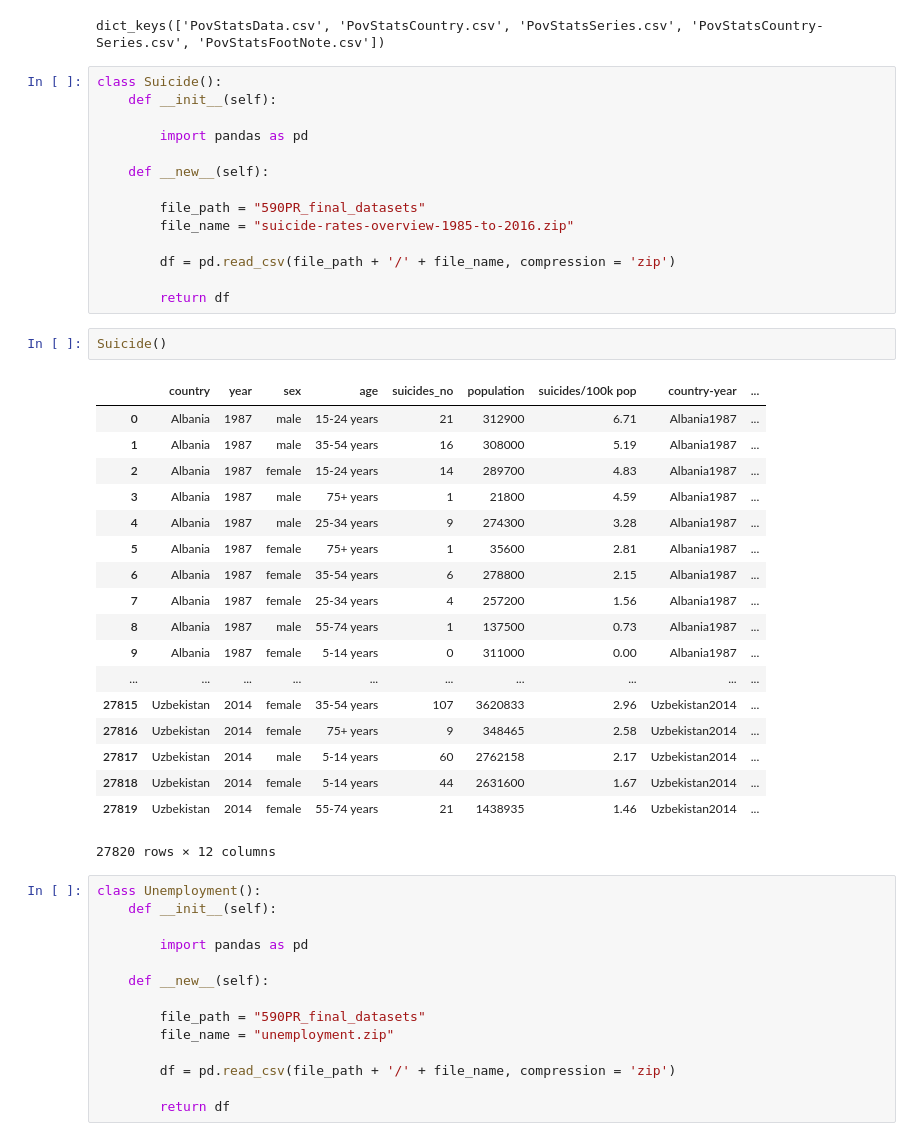
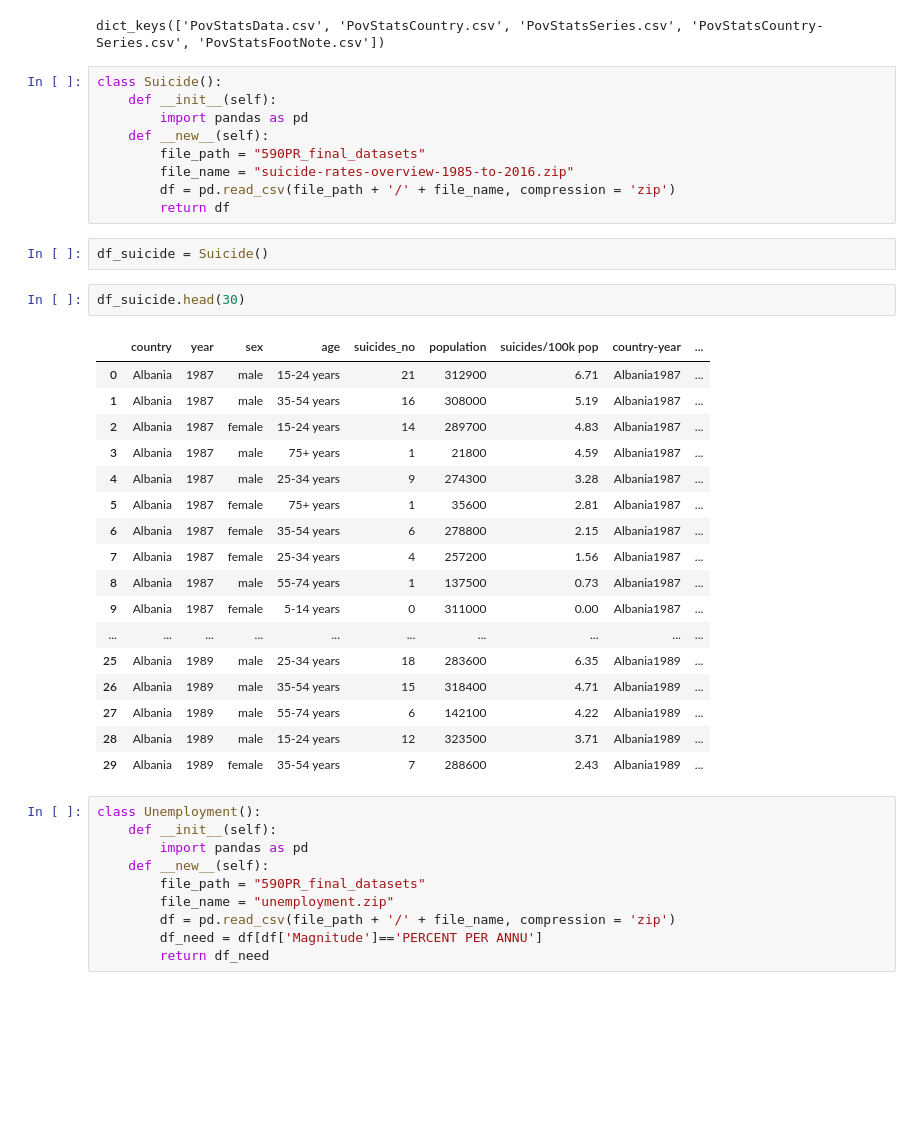
Before and after one commit to winwowin/Final_Project, a Jupyter notebook: 590PR_Final_WinYaoPhil.ipynb, the cells around one changed output. Cells and saved outputs as stored; diff of their text form; blank space fills up the shorter version.

```diff
--- a/590PR_Final_WinYaoPhil.ipynb
+++ b/590PR_Final_WinYaoPhil.ipynb
@@ -239,49 +272,41 @@ dict_keys(['PovStatsData.csv', 'PovStatsCountry.csv', 'PovStatsSeries.csv', 'Pov
 # %%
 class Suicide():
     def __init__(self):
-
         import pandas as pd
-
     def __new__(self):
-
         file_path = "590PR_final_datasets"
         file_name = "suicide-rates-overview-1985-to-2016.zip"
-
         df = pd.read_csv(file_path + '/' + file_name, compression = 'zip')
-
         return df
-# %%
-Suicide()
-# %% [output]
-|  | country | year | sex | age | suicides_no | population | suicides/100k pop | country-year | ... |
-| 0 | Albania | 1987 | male | 15-24 years | 21 | 312900 | 6.71 | Albania1987 | ... |
-| 1 | Albania | 1987 | male | 35-54 years | 16 | 308000 | 5.19 | Albania1987 | ... |
-| 2 | Albania | 1987 | female | 15-24 years | 14 | 289700 | 4.83 | Albania1987 | ... |
-| 3 | Albania | 1987 | male | 75+ years | 1 | 21800 | 4.59 | Albania1987 | ... |
-| 4 | Albania | 1987 | male | 25-34 years | 9 | 274300 | 3.28 | Albania1987 | ... |
-| 5 | Albania | 1987 | female | 75+ years | 1 | 35600 | 2.81 | Albania1987 | ... |
-| 6 | Albania | 1987 | female | 35-54 years | 6 | 278800 | 2.15 | Albania1987 | ... |
-| 7 | Albania | 1987 | female | 25-34 years | 4 | 257200 | 1.56 | Albania1987 | ... |
-| 8 | Albania | 1987 | male | 55-74 years | 1 | 137500 | 0.73 | Albania1987 | ... |
-| 9 | Albania | 1987 | female | 5-14 years | 0 | 311000 | 0.00 | Albania1987 | ... |
-| ... | ... | ... | ... | ... | ... | ... | ... | ... | ... |
-| 27815 | Uzbekistan | 2014 | female | 35-54 years | 107 | 3620833 | 2.96 | Uzbekistan2014 | ... |
-| 27816 | Uzbekistan | 2014 | female | 75+ years | 9 | 348465 | 2.58 | Uzbekistan2014 | ... |
-| 27817 | Uzbekistan | 2014 | male | 5-14 years | 60 | 2762158 | 2.17 | Uzbekistan2014 | ... |
-| 27818 | Uzbekistan | 2014 | female | 5-14 years | 44 | 2631600 | 1.67 | Uzbekistan2014 | ... |
-| 27819 | Uzbekistan | 2014 | female | 55-74 years | 21 | 1438935 | 1.46 | Uzbekistan2014 | ... |
-27820 rows × 12 columns
+# %%
+df_suicide = Suicide()
+# %%
+df_suicide.head(30)
+# %% [output]
+|  | country | year | sex | age | suicides_no | population | suicides/100k pop | country-year | ... |
+| 0 | Albania | 1987 | male | 15-24 years | 21 | 312900 | 6.71 | Albania1987 | ... |
+| 1 | Albania | 1987 | male | 35-54 years | 16 | 308000 | 5.19 | Albania1987 | ... |
+| 2 | Albania | 1987 | female | 15-24 years | 14 | 289700 | 4.83 | Albania1987 | ... |
+| 3 | Albania | 1987 | male | 75+ years | 1 | 21800 | 4.59 | Albania1987 | ... |
+| 4 | Albania | 1987 | male | 25-34 years | 9 | 274300 | 3.28 | Albania1987 | ... |
+| 5 | Albania | 1987 | female | 75+ years | 1 | 35600 | 2.81 | Albania1987 | ... |
+| 6 | Albania | 1987 | female | 35-54 years | 6 | 278800 | 2.15 | Albania1987 | ... |
+| 7 | Albania | 1987 | female | 25-34 years | 4 | 257200 | 1.56 | Albania1987 | ... |
+| 8 | Albania | 1987 | male | 55-74 years | 1 | 137500 | 0.73 | Albania1987 | ... |
+| 9 | Albania | 1987 | female | 5-14 years | 0 | 311000 | 0.00 | Albania1987 | ... |
+| ... | ... | ... | ... | ... | ... | ... | ... | ... | ... |
+| 25 | Albania | 1989 | male | 25-34 years | 18 | 283600 | 6.35 | Albania1989 | ... |
+| 26 | Albania | 1989 | male | 35-54 years | 15 | 318400 | 4.71 | Albania1989 | ... |
+| 27 | Albania | 1989 | male | 55-74 years | 6 | 142100 | 4.22 | Albania1989 | ... |
+| 28 | Albania | 1989 | male | 15-24 years | 12 | 323500 | 3.71 | Albania1989 | ... |
+| 29 | Albania | 1989 | female | 35-54 years | 7 | 288600 | 2.43 | Albania1989 | ... |
 # %%
 class Unemployment():
     def __init__(self):
-
         import pandas as pd
-
     def __new__(self):
-
         file_path = "590PR_final_datasets"
         file_name = "unemployment.zip"
-
         df = pd.read_csv(file_path + '/' + file_name, compression = 'zip')
-
-        return df
+        df_need = df[df['Magnitude']=='PERCENT PER ANNU']
+        return df_need
```
Also changed, not shown: parts of 31 cells of this notebook.
